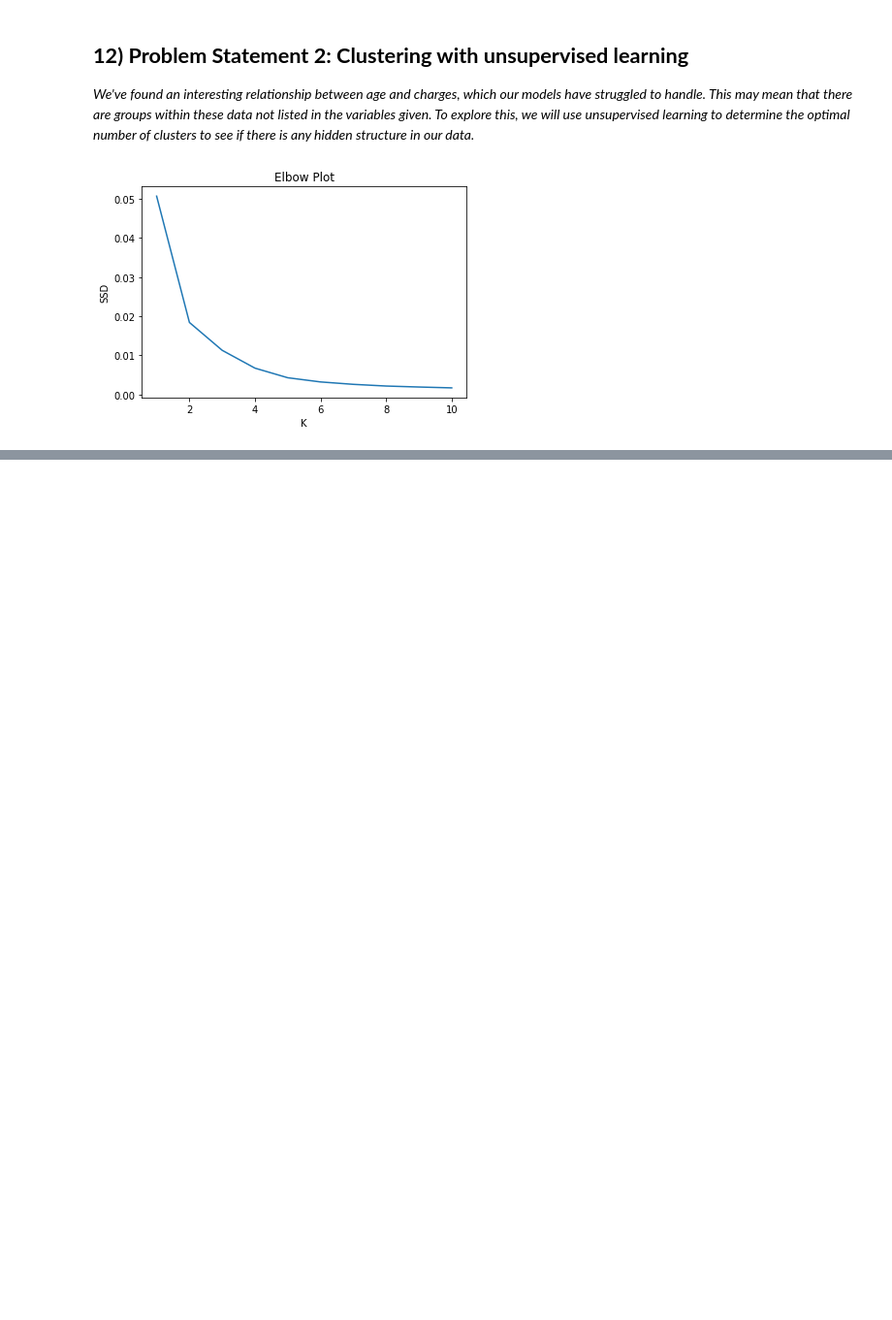
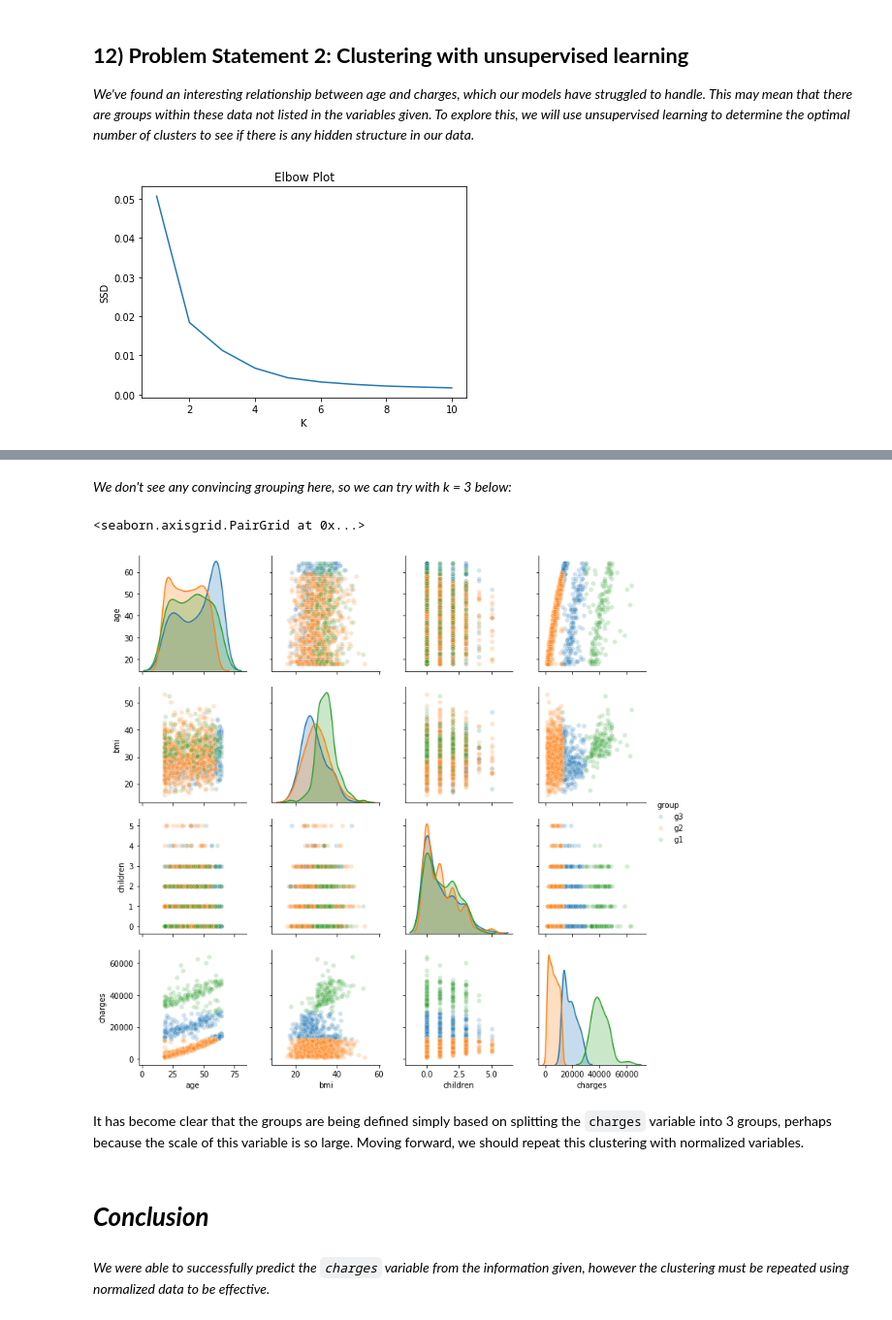
Before and after one commit to 1010shane/final-project, a Jupyter notebook: final-project.ipynb, the cells around one changed output, grey strips where cells are left out. Shown at 97% size. Drawn from its saved outputs; the diff is of its cells as text; code cells hidden in the pictures; blank space fills up the shorter version.

```diff
--- a/final-project.ipynb
+++ b/final-project.ipynb
@@ -696,0 +717,28 @@ plot_elbow(insur_norm_clustering, 10)
+# %% [markdown]
+*We don't see any convincing grouping here, so we can try with k = 3 below:*
+# %%
+cluster_data = insurance.copy()
+
+# Instantiate
+model = KMeans(
+    n_clusters=3,
+    random_state=1000,
+)
+# fit and predict
+cluster_labels = model.fit_predict(pd.get_dummies(cluster_data))
+
+#Make the cluster group its own column in the pandas df
+cluster_data['group'] = cluster_labels
+cluster_data['group'] = cluster_data['group'].replace([0, 1, 2], ['g1', 'g2', 'g3'])
+
+#Re-make the pairplot, coloring by these clusters
+sns.pairplot(cluster_data, hue = 'group', plot_kws= {'alpha' : .2})
+# %% [output]
+<seaborn.axisgrid.PairGrid at 0x...>
+[figure, added]
+# %% [markdown]
+It has become clear that the groups are being defined simply based on splitting the `charges` variable into 3 groups, perhaps because the scale of this variable is so large. Moving forward, we should repeat this clustering with normalized variables.
+# %% [markdown]
+# ***Conclusion***
+# %% [markdown]
+*We were able to successfully predict the `charges` variable from the information given, however the clustering must be repeated using normalized data to be effective.*
```
Also changed, not shown: parts of 10 cells of this notebook, 2 other files.
